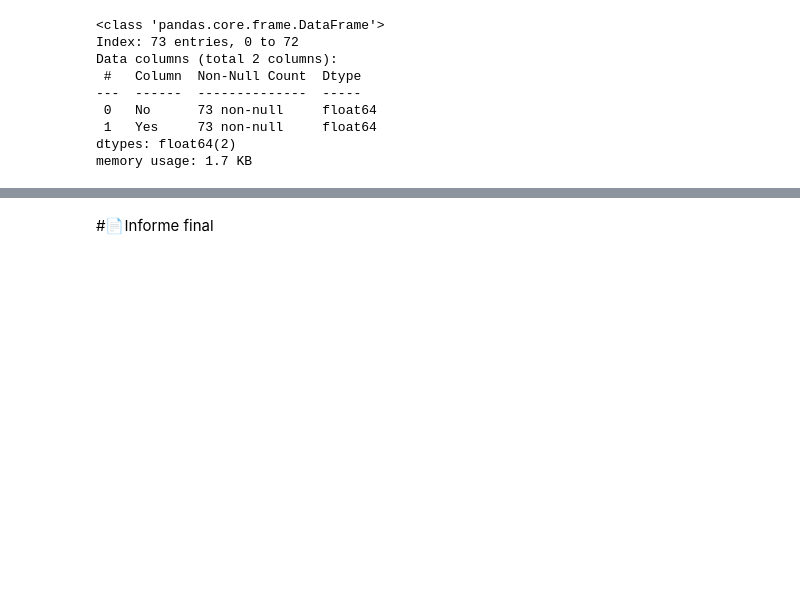
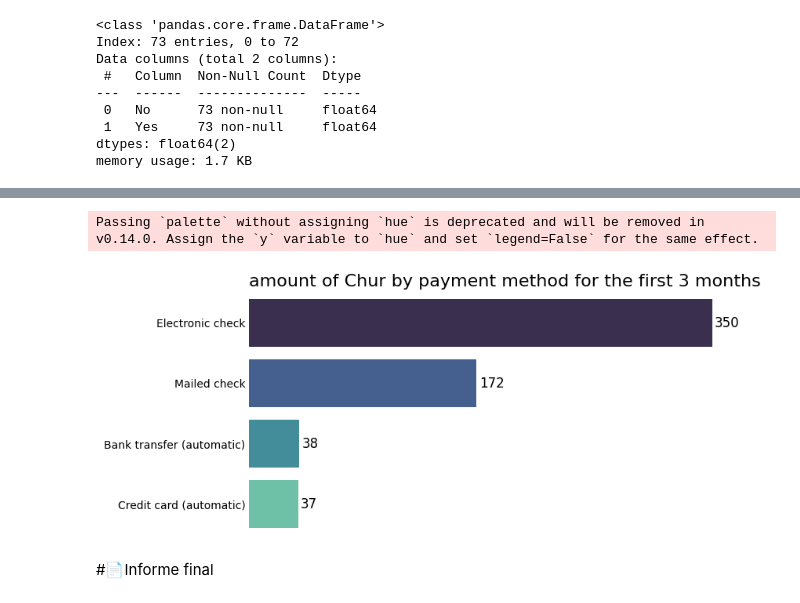
Before and after one commit to dialejo/Telecom-x, a Jupyter notebook: telecom_x_churn_analysis.ipynb, the cells around one changed output, grey strips where cells are left out. Saved outputs shown, nothing was run; the diff lists cells and outputs as text; code cells hidden in the pictures; blank space fills up the shorter version.

```diff
--- a/telecom_x_churn_analysis.ipynb
+++ b/telecom_x_churn_analysis.ipynb
@@ -384,0 +449,3 @@ plt.show()
+# %%
+df_analisis_02_tenurer = df[(df['tenure']>=0) & (df['Churn']=='Yes') & (df['tenure']<=3)]
+df_analisis_02_tenurer.head()
@@ -384,0 +460,3 @@ plt.show()
+# %%
+conteo_by_payment = df_analisis_02_tenurer['PaymentMethod'].value_counts().reset_index().sort_values(by='count',ascending=False)
+conteo_by_payment.head()
@@ -385,2 +469,21 @@ plt.show()
+# %%
+fig, ax = plt.subplots(figsize=(8,4))
+ax = sns.barplot(data=conteo_by_payment,x='count',y='PaymentMethod',orient='h',palette='mako')
+ax.set_title('amount of Chur by payment method for the first 3 months',
+       loc ='left', fontsize = 16)
+ax.set_xlabel('Number of churn by payment method', fontsize = 14)
+ax.set_ylabel('')
+ax.set_frame_on(False)
+ax.tick_params(axis='y',which = 'both', length = 0)
+ax.xaxis.set_visible(False)
+
+for i,j in enumerate(conteo_by_payment['count']):
+  ax.text(j+2,i,str(j),color='black',fontsize=12,ha='left',va='center')
+
+fig.savefig('/content/drive/MyDrive/Challenge telecom x/Churn_by_payment_method.png',transparent=False,dpi=300,bbox_inches='tight')
+plt.show()
+# %% [output]
+Passing `palette` without assigning `hue` is deprecated and will be removed in v0.14.0. Assign the `y` variable to `hue` and set `legend=False` for the same effect.
+[figure, added]
 # %% [markdown]
 #📄Informe final
```
Also changed, not shown: parts of 23 cells of this notebook.
